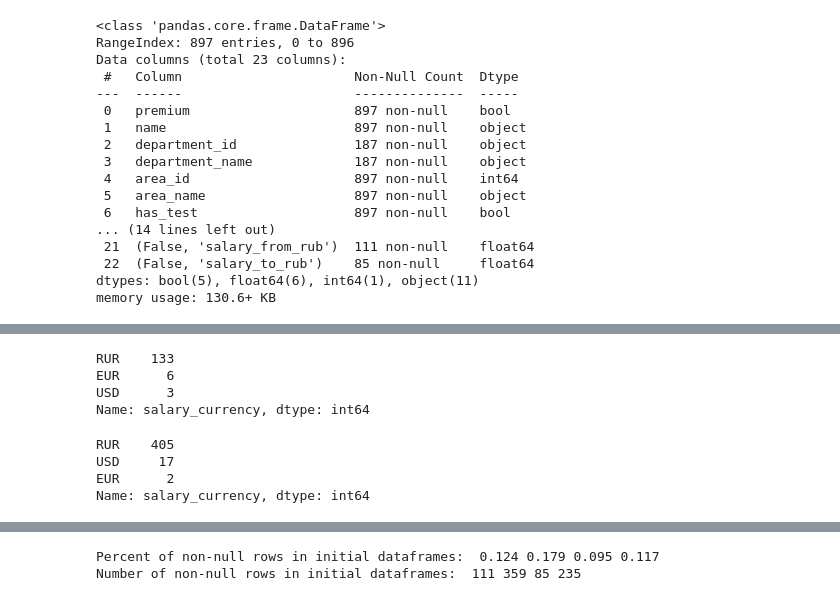
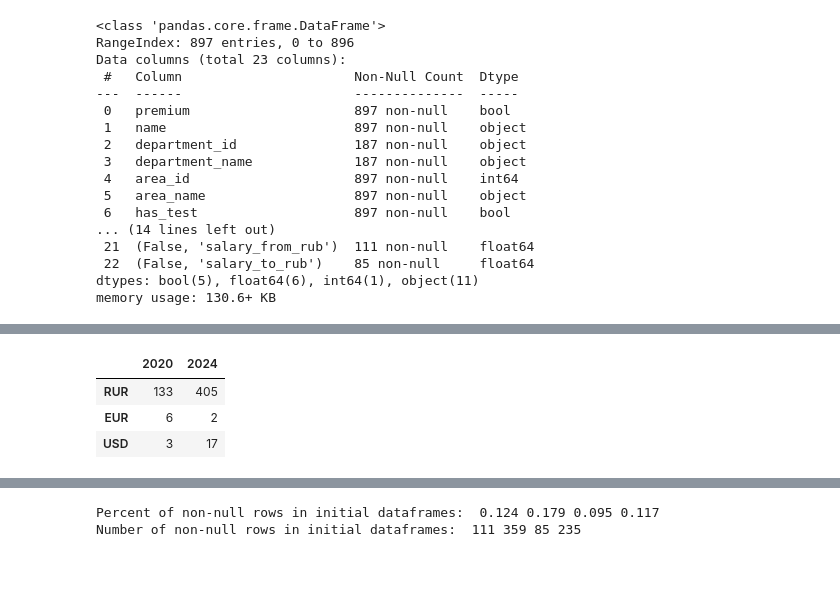
Before and after one commit to sashhhaka/HH-VacancyAnalysis, a Jupyter notebook: exploring.ipynb, the cells around one changed output, grey strips where cells are left out. Cells and saved outputs as stored; diff of their text form; code cells hidden in the pictures; blank space fills up the shorter version.

```diff
--- a/exploring.ipynb
+++ b/exploring.ipynb
@@ -99,16 +102,11 @@ df24.describe()
 | 75% | 2.000000 | 150000.000000 | 250000.000000 | 150000.000000 | 2.784000e+05 | 150000.000000 | ... |
 | max | 6011.000000 | 700000.000000 | 600000.000000 | 700000.000000 | 2.291488e+06 | 700000.000000 | ... |
 # %%
-df20['salary_currency'].value_counts()
+df = pd.concat([df20['salary_currency'].value_counts(), df24['salary_currency'].value_counts()], axis=1)
+df.columns = ['2020', '2024']
+df
 # %% [output]
-RUR    133
-EUR      6
-USD      3
-Name: salary_currency, dtype: int64
+|  | 2020 | 2024 |
+| RUR | 133 | 405 |
+| EUR | 6 | 2 |
+| USD | 3 | 17 |
-# %%
-df24['salary_currency'].value_counts()
-# %% [output]
-RUR    405
-USD     17
-EUR      2
-Name: salary_currency, dtype: int64
```
Also changed, not shown: parts of 25 cells of this notebook, 2 other files.
